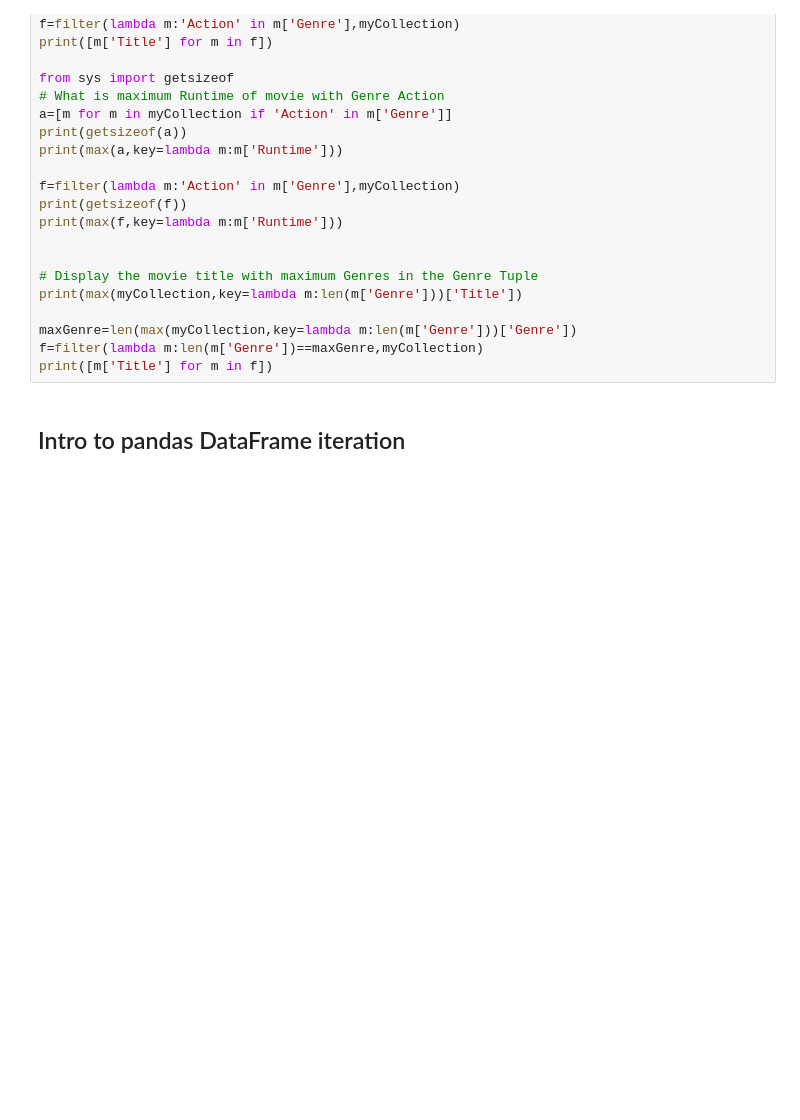
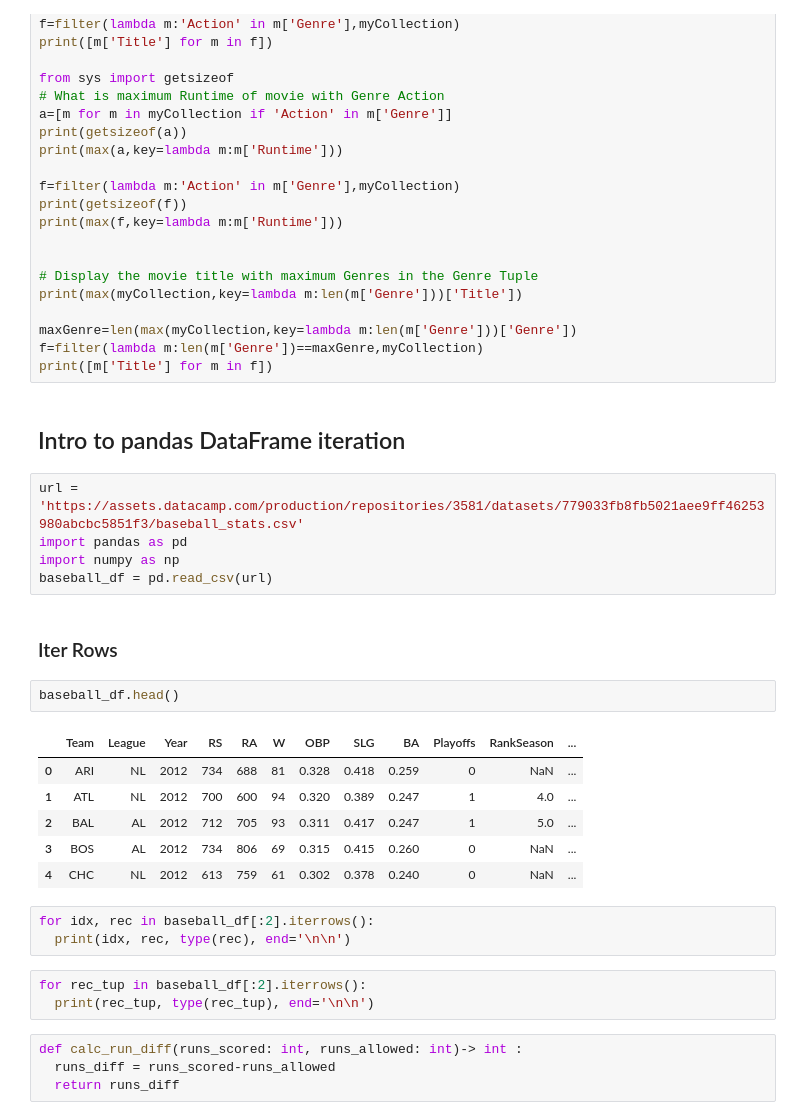
Before and after one commit to AnshuBantra/Python, a Jupyter notebook: Developer/008_Writing_Efficient_Python_Code/Efficient_Code.ipynb, the cells around one changed output. Cells and saved outputs as stored; diff of their text form; blank space fills up the shorter version.

```diff
--- a/Developer/008_Writing_Efficient_Python_Code/Efficient_Code.ipynb
+++ b/Developer/008_Writing_Efficient_Python_Code/Efficient_Code.ipynb
@@ -5532,3 +5532,29 @@ f=filter(lambda m:len(m['Genre'])==maxGenre,myCollection)
 print([m['Title'] for m in f])
 # %% [markdown]
 ## Intro to pandas DataFrame iteration
+# %%
+url = 'https://assets.datacamp.com/production/repositories/3581/datasets/779033fb8fb5021aee9ff46253980abcbc5851f3/baseball_stats.csv'
+import pandas as pd
+import numpy as np
+baseball_df = pd.read_csv(url)
+# %% [markdown]
+### Iter Rows
+# %%
+baseball_df.head()
+# %% [output]
+|  | Team | League | Year | RS | RA | W | OBP | SLG | BA | Playoffs | RankSeason | ... |
+| 0 | ARI | NL | 2012 | 734 | 688 | 81 | 0.328 | 0.418 | 0.259 | 0 | NaN | ... |
+| 1 | ATL | NL | 2012 | 700 | 600 | 94 | 0.320 | 0.389 | 0.247 | 1 | 4.0 | ... |
+| 2 | BAL | AL | 2012 | 712 | 705 | 93 | 0.311 | 0.417 | 0.247 | 1 | 5.0 | ... |
+| 3 | BOS | AL | 2012 | 734 | 806 | 69 | 0.315 | 0.415 | 0.260 | 0 | NaN | ... |
+| 4 | CHC | NL | 2012 | 613 | 759 | 61 | 0.302 | 0.378 | 0.240 | 0 | NaN | ... |
+# %%
+for idx, rec in baseball_df[:2].iterrows():
+  print(idx, rec, type(rec), end='\n\n')
+# %%
+for rec_tup in baseball_df[:2].iterrows():
+  print(rec_tup, type(rec_tup), end='\n\n')
+# %%
+def calc_run_diff(runs_scored: int, runs_allowed: int)-> int :
+  runs_diff = runs_scored-runs_allowed
+  return runs_diff
```
Also changed, not shown: parts of 23 cells of this notebook, 1 other file.
